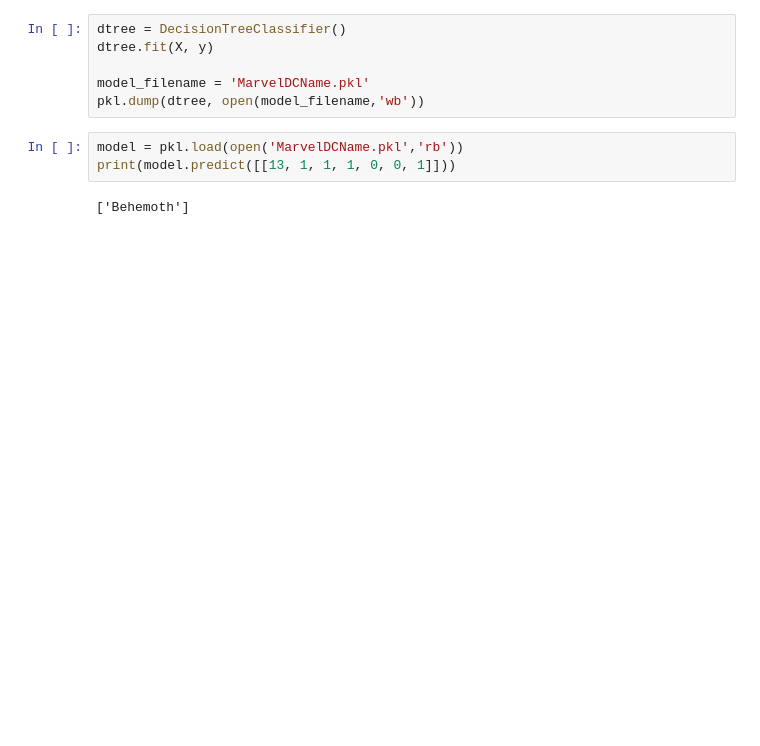
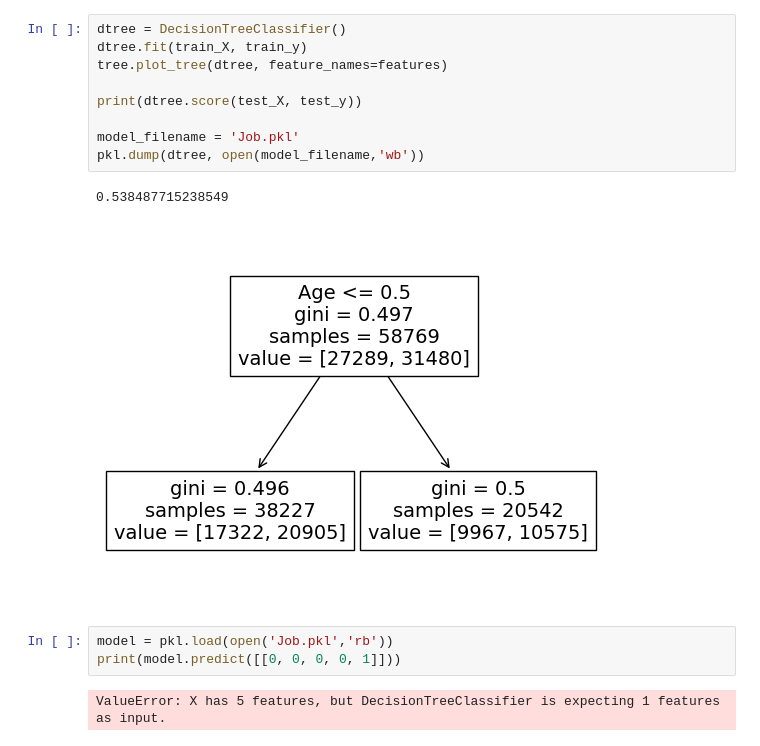
Before and after one commit to ZnakeDenmark/MLKaggle, a Jupyter notebook: Machinelearning.ipynb, the cells around one changed output. Saved outputs shown, nothing was run; the diff lists cells and outputs as text; blank space fills up the shorter version.

```diff
--- a/Machinelearning.ipynb
+++ b/Machinelearning.ipynb
@@ -51,11 +47,17 @@ y = df["Name"]
 # %%
 dtree = DecisionTreeClassifier()
-dtree.fit(X, y)
+dtree.fit(train_X, train_y)
+tree.plot_tree(dtree, feature_names=features)
 
-model_filename = 'MarvelDCName.pkl'
+print(dtree.score(test_X, test_y))
+
+model_filename = 'Job.pkl'
 pkl.dump(dtree, open(model_filename,'wb'))
+# %% [output]
+0.538487715238549
+[figure, added]
 # %%
-model = pkl.load(open('MarvelDCName.pkl','rb'))
-print(model.predict([[13, 1, 1, 1, 0, 0, 1]]))
+model = pkl.load(open('Job.pkl','rb'))
+print(model.predict([[0, 0, 0, 0, 1]]))
 # %% [output]
-['Behemoth']
+ValueError: X has 5 features, but DecisionTreeClassifier is expecting 1 features as input.
```
Also changed, not shown: parts of 4 cells of this notebook, 4 other files.
